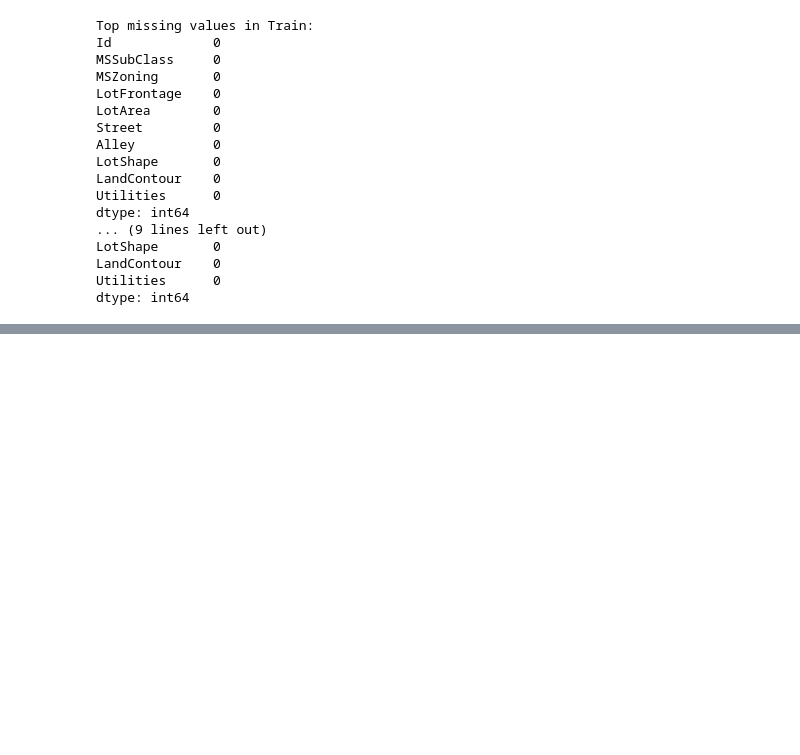
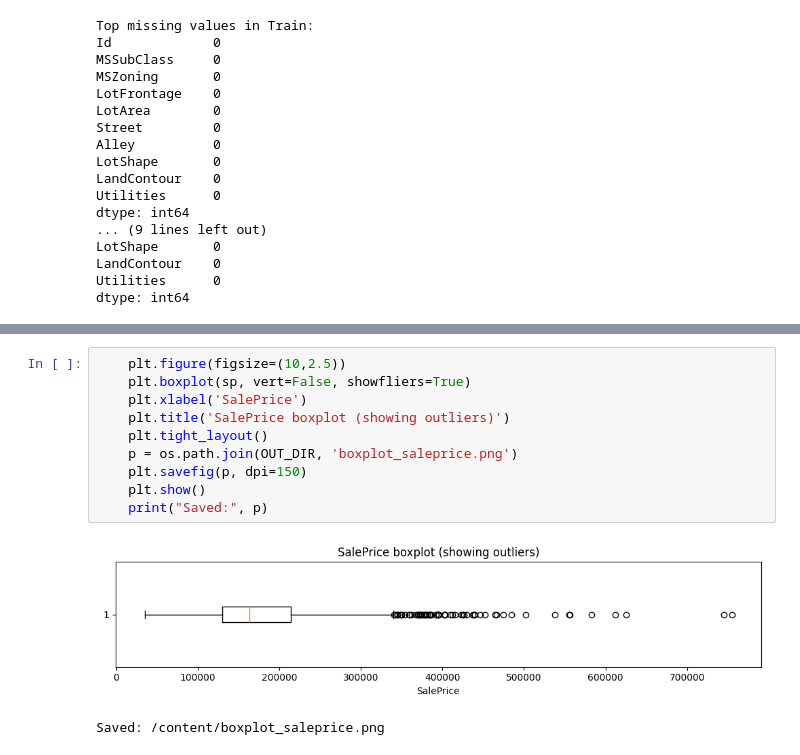
Before and after one commit to ranaosamaahmed37-cloud/AI_ITI_Project, a Jupyter notebook: project_iti_t8.ipynb, the cells around one changed output, grey strips where cells are left out. Drawn from its saved outputs; the diff is of its cells as text; blank space fills up the shorter version.

```diff
--- a/project_iti_t8.ipynb
+++ b/project_iti_t8.ipynb
@@ -157,0 +418,13 @@ dtype: int64
+# %%
+    plt.figure(figsize=(10,2.5))
+    plt.boxplot(sp, vert=False, showfliers=True)
+    plt.xlabel('SalePrice')
+    plt.title('SalePrice boxplot (showing outliers)')
+    plt.tight_layout()
+    p = os.path.join(OUT_DIR, 'boxplot_saleprice.png')
+    plt.savefig(p, dpi=150)
+    plt.show()
+    print("Saved:", p)
+# %% [output]
+[figure, added]
+Saved: /content/boxplot_saleprice.png
```
Also changed, not shown: parts of 43 cells of this notebook.
